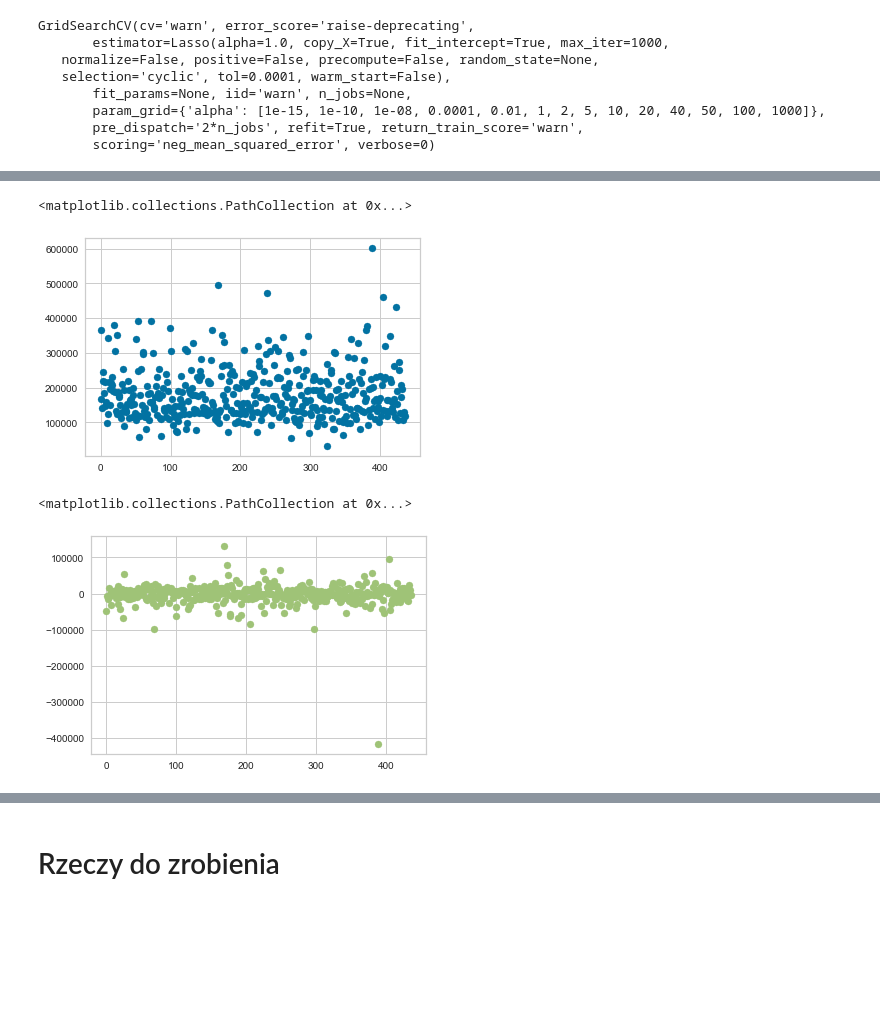
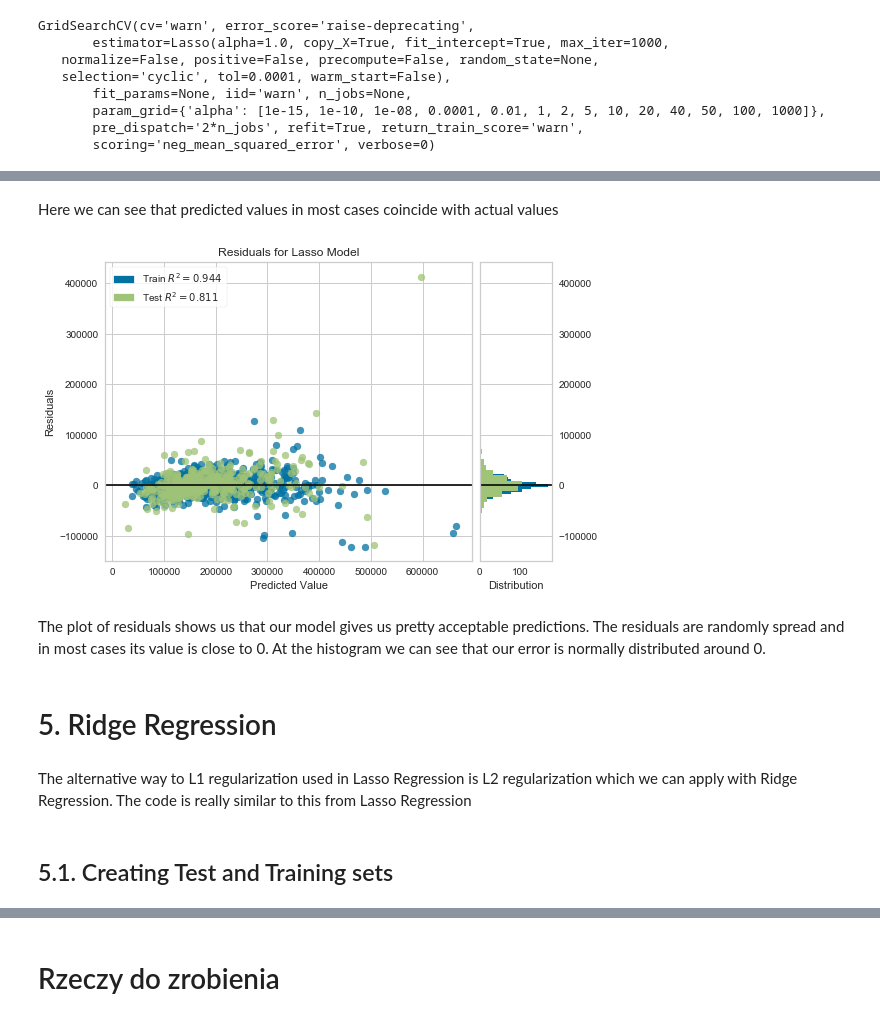
Before and after one commit to GIKroch/ML_small_dataset, a Jupyter notebook: ML_small_ds_v03.ipynb, the cells around one changed output, grey strips where cells are left out. Drawn from its saved outputs; the diff is of its cells as text; code cells hidden in the pictures; blank space fills up the shorter version.

```diff
--- a/ML_small_ds_v03.ipynb
+++ b/ML_small_ds_v03.ipynb
@@ -392,5 +393,0 @@ plt.scatter(*zip(*list(enumerate(y_lasso_test))), c = "orange")
-# %%
-plt.scatter(*zip(*list(enumerate(y_lasso_predict))))
-# %% [output]
-<matplotlib.collections.PathCollection at 0x...>
-[figure, removed]
@@ -401,5 +394,17 @@ for i in range(0, len(y_lasso_predict)):
-# %%
-plt.scatter(*zip(*residuals), c= "g")
-# %% [output]
-<matplotlib.collections.PathCollection at 0x...>
-[figure, removed]
+# %% [markdown]
+Here we can see that predicted values in most cases coincide with actual values
+# %%
+visualizer = ResidualsPlot(lasso)
+visualizer.fit(X_lasso_train, y_lasso_train)
+visualizer.score(X_lasso_test, y_lasso_test)
+visualizer.poof()
+# %% [output]
+[figure, added]
+# %% [markdown]
+The plot of residuals shows us that our model gives us pretty acceptable predictions. The residuals are randomly spread and in most cases its value is close to 0. At the histogram we can see that our error is normally distributed around 0.
+# %% [markdown]
+# 5. Ridge Regression
+# %% [markdown]
+The alternative way to L1 regularization used in Lasso Regression is L2 regularization which we can apply with Ridge Regression. The code is really similar to this from Lasso Regression
+# %% [markdown]
+## 5.1. Creating Test and Training sets
```
Also changed, not shown: parts of 29 cells of this notebook.
